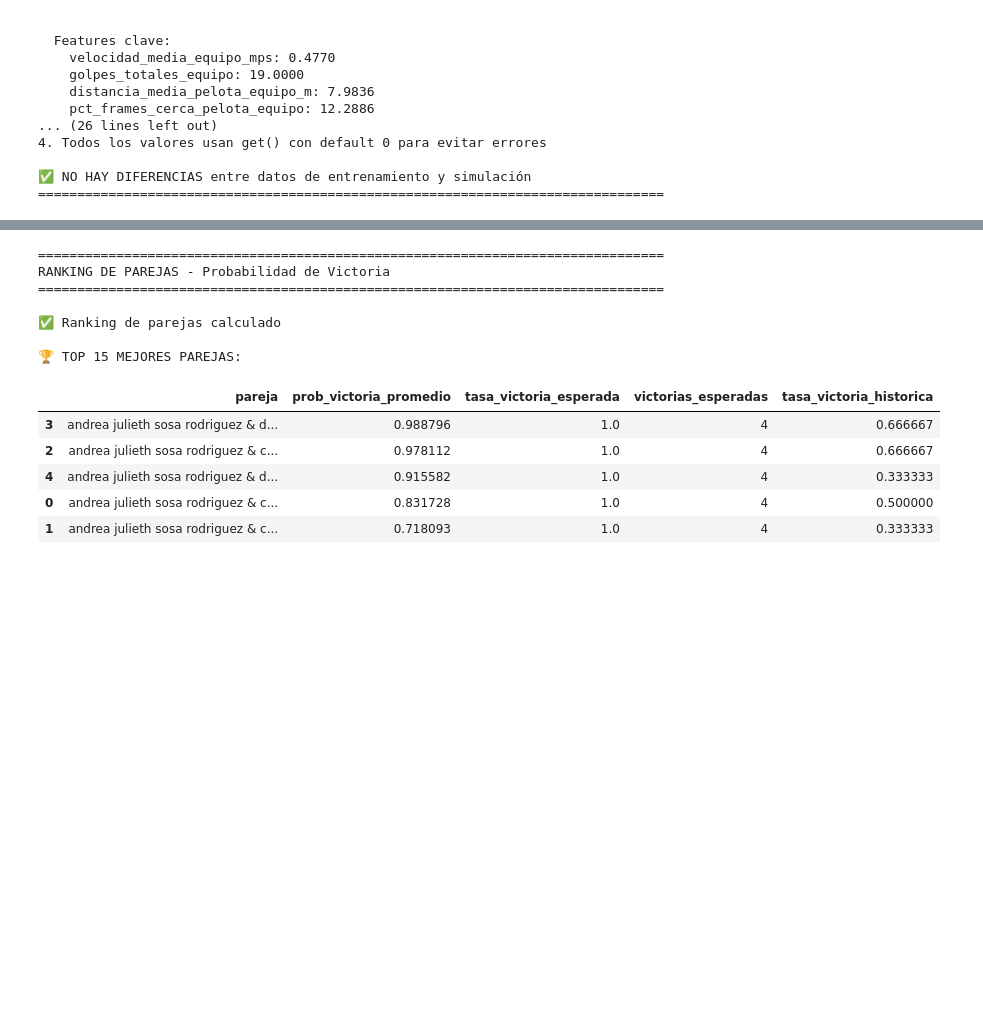
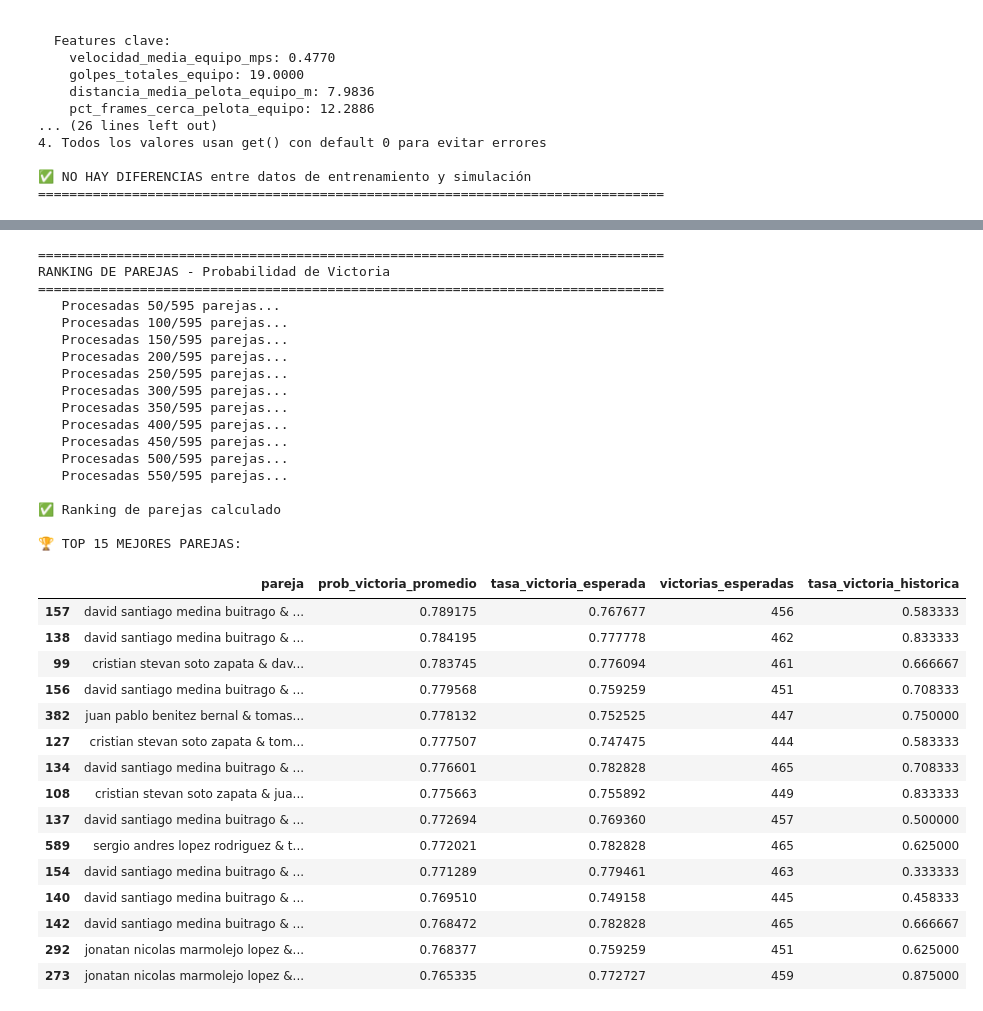
Before and after one commit to FerminEscalona/Paddle_Tournament_Predictor, a Jupyter notebook: miAnalisis.ipynb, the cells around one changed output, grey strips where cells are left out. Drawn from its saved outputs; the diff is of its cells as text; code cells hidden in the pictures; blank space fills up the shorter version.

```diff
--- a/miAnalisis.ipynb
+++ b/miAnalisis.ipynb
@@ -5148,7 +5126,7 @@ print("="*80)
 todas_parejas = list(combinations(jugadores_unicos, 2))
 print(f"\n📊 Total de parejas posibles: {len(todas_parejas)}")
 
-# Crear dataframe de parejas con estadísticas agregadas
+# Crear dataframe de parejas con estadísticas agregadas (alineadas con features del modelo)
 parejas_data = []
 
 for pareja in todas_parejas:
@@ -5164,33 +5142,31 @@ for pareja in todas_parejas:
         'jugador2': jugador2,
         'pareja_nombre': f"{jugador1} & {jugador2}",
         'velocidad_media_equipo_mps': (stats1['velocidad_media_mps'] + stats2['velocidad_media_mps']) / 2,
+        'velocidad_std_mps': (stats1['velocidad_std_mps'] + stats2['velocidad_std_mps']) / 2,
         'distancia_total_equipo_m': stats1['distancia_total_m'] + stats2['distancia_total_m'],
         'distancia_media_por_frame_m': (stats1['distancia_media_por_frame_m'] + stats2['distancia_media_por_frame_m']) / 2,
+        'desplazamiento_std_m': (stats1['desplazamiento_std_m'] + stats2['desplazamiento_std_m']) / 2,
         'distancia_media_pelota_equipo_m': (stats1['distancia_media_pelota_m'] + stats2['distancia_media_pelota_m']) / 2,
+        'distancia_min_pelota_m': min(stats1['distancia_min_pelota_m'], stats2['distancia_min_pelota_m']),
+        'distancia_media_red_m': (stats1['distancia_media_red_m'] + stats2['distancia_media_red_m']) / 2,
+        'distancia_media_companero_m': (stats1['distancia_media_companero_m'] + stats2['distancia_media_companero_m']) / 2,
         'golpes_totales_equipo': stats1['num_golpes'] + stats2['num_golpes'],
+        'tiempo_promedio_desde_ultimo_golpe_s': (stats1['tiempo_promedio_desde_ultimo_golpe_s'] + stats2['tiempo_promedio_desde_ultimo_golpe_s']) / 2,
         'aceleracion_media_mps2': (stats1['aceleracion_media_mps2'] + stats2['aceleracion_media_mps2']) / 2,
-        'pct_frames_cerca_pelota_equipo': (stats1['pct_frames_cerca_pelota'] + stats2['pct_frames_cerca_pelota']) / 2,
-        'pct_tiempo_zona_ofensiva': (stats1['pct_tiempo_zona_ofensiva'] + stats2['pct_tiempo_zona_ofensiva']) / 2,
+        'aceleracion_std_mps2': (stats1['aceleracion_std_mps2'] + stats2['aceleracion_std_mps2']) / 2,
+        'duracion_total_s': (stats1['duracion_total_s'] + stats2['duracion_total_s']) / 2,
         'frames_cerca_pelota': stats1['frames_cerca_pelota'] + stats2['frames_cerca_pelota'],
         'frames_zona_ofensiva': stats1['frames_zona_ofensiva'] + stats2['frames_zona_ofensiva'],
         'frames_zona_defensiva': stats1['frames_zona_defensiva'] + stats2['frames_zona_defensiva'],
+        'total_frames': (stats1['total_frames'] + stats2['total_frames']) / 2,
+        'pct_frames_cerca_pelota_equipo': (stats1['pct_frames_cerca_pelota'] + stats2['pct_frames_cerca_pelota']) / 2,
+        'pct_tiempo_zona_ofensiva': (stats1['pct_tiempo_zona_ofensiva'] + stats2['pct_tiempo_zona_ofensiva']) / 2,
+        'tiempo_zona_defensiva_s': (stats1['tiempo_zona_defensiva_s'] + stats2['tiempo_zona_defensiva_s']) / 2,
         'edad_promedio_equipo': (stats1['EDAD'] + stats2['EDAD']) / 2,
         'estatura_promedio_equipo': (stats1['ESTATURA'] + stats2['ESTATURA']) / 2,
         'talla_promedio_equipo': (stats1['TALLA'] + stats2['TALLA']) / 2,
         'tasa_victoria_historica': (stats1['gano_partido'] + stats2['gano_partido']) / 2,
-        # Agregar columnas faltantes con valores por defecto (0 o promedio según corresponda)
-        'velocidad_std_mps': 0,
-        'desplazamiento_std_m': 0,
-        'distancia_min_pelota_m': 0,
-        'distancia_media_red_m': 0,
-        'distancia_media_companero_m': 0,
-        'tiempo_promedio_desde_ultimo_golpe_s': 0,
-        'aceleracion_std_mps2': 0,
-        'duracion_total_s': 0,
-        'total_frames': 0,
-        'tiempo_zona_defensiva_s': 0,
-        'player_speed_mps_<lambda_0>': 0,
-        # Features diferenciales se inicializan en 0 (se calcularán en simulación)
+        # Features diferenciales se calculan al comparar rivales
         'diff_golpes_vs_rival': 0,
         'diff_distancia_pelota_vs_rival': 0,
         'diff_pct_cerca_vs_rival': 0,
@@ -5201,12 +5177,12 @@ for pareja in todas_parejas:
 
 df_todas_parejas = pd.DataFrame(parejas_data)
 
+# Rellenar posibles valores faltantes con 0 para evitar problemas en simulación
+df_todas_parejas = df_todas_parejas.fillna(0)
+
 print(f"\n✅ DataFrame de parejas creado")
 print(f"   Dimensiones: {df_todas_parejas.shape}")
 print(f"\n📊 Primeras 5 parejas:")
-display(df_todas_parejas[['pareja_nombre', 'velocidad_media_equipo_mps',
-                          'golpes_totales_equipo', 'distancia_media_pelota_equipo_m',
-                          'tasa_victoria_historica']].head())
 # %% [output]
 ================================================================================
 GENERACIÓN DE TODAS LAS COMBINACIONES DE PAREJAS
@@ -5292,6 +5262,13 @@ print("✅ Función de simulación de partidos creada")
 print("="*80)
 print("VERIFICACIÓN: CONSISTENCIA ENTRE ENTRENAMIENTO Y SIMULACIÓN")
 print("="*80)
+
+# Crear ranking de parejas basado en tasa de victoria histórica y otras métricas
+df_ranking_parejas = df_todas_parejas.copy()
+df_ranking_parejas['pareja'] = df_ranking_parejas['pareja_nombre']
+df_ranking_parejas = df_ranking_parejas.sort_values('tasa_victoria_historica', ascending=False).reset_index(drop=True)
+
+print(f"\n📊 Ranking de parejas creado: {len(df_ranking_parejas)} parejas")
 
 # Tomar dos parejas del ranking
 p1 = df_ranking_parejas.iloc[0]
@@ -5522,7 +5499,6 @@ print("="*80)
 # Calcular la probabilidad promedio de victoria para cada pareja contra todas las demás
 resultados_parejas = []
 
-df_todas_parejas = df_todas_parejas.head(5)  # Limitar para pruebas rápidas
 
 for idx1, pareja1 in df_todas_parejas.iterrows():
     victorias_esperadas = 0
@@ -5552,38 +5528,59 @@ for idx1, pareja1 in df_todas_parejas.iterrows():
         'tasa_victoria_esperada': tasa_victoria_esperada,
         'victorias_esperadas': victorias_esperadas,
         'partidos_simulados': n_partidos
     }
 
     # Agregar TODAS las columnas originales de la pareja (features del modelo)
     for col in pareja1.index:
         if col not in resultado:
             resultado[col] = pareja1[col]
 
     resultados_parejas.append(resultado)
 
     if (idx1 + 1) % 50 == 0:
         print(f"   Procesadas {idx1 + 1}/{len(df_todas_parejas)} parejas...")
 
 df_ranking_parejas = pd.DataFrame(resultados_parejas).sort_values('prob_victoria_promedio', ascending=False)
 
 print(f"\n✅ Ranking de parejas calculado")
 print(f"\n🏆 TOP 15 MEJORES PAREJAS:")
 display(df_ranking_parejas[['pareja', 'prob_victoria_promedio', 'tasa_victoria_esperada',
                             'victorias_esperadas', 'tasa_victoria_historica']].head(15))
 # %% [output]
 ================================================================================
 RANKING DE PAREJAS - Probabilidad de Victoria
 ================================================================================
+   Procesadas 50/595 parejas...
+   Procesadas 100/595 parejas...
+   Procesadas 150/595 parejas...
+   Procesadas 200/595 parejas...
+   Procesadas 250/595 parejas...
+   Procesadas 300/595 parejas...
+   Procesadas 350/595 parejas...
+   Procesadas 400/595 parejas...
+   Procesadas 450/595 parejas...
+   Procesadas 500/595 parejas...
+   Procesadas 550/595 parejas...
 
 ✅ Ranking de parejas calculado
 
 🏆 TOP 15 MEJORES PAREJAS:
 |  | pareja | prob_victoria_promedio | tasa_victoria_esperada | victorias_esperadas | tasa_victoria_historica |
-| 3 | andrea julieth sosa rodriguez & d... | 0.988796 | 1.0 | 4 | 0.666667 |
-| 2 | andrea julieth sosa rodriguez & c... | 0.978112 | 1.0 | 4 | 0.666667 |
-| 4 | andrea julieth sosa rodriguez & d... | 0.915582 | 1.0 | 4 | 0.333333 |
-| 0 | andrea julieth sosa rodriguez & c... | 0.831728 | 1.0 | 4 | 0.500000 |
-| 1 | andrea julieth sosa rodriguez & c... | 0.718093 | 1.0 | 4 | 0.333333 |
+| 157 | david santiago medina buitrago & ... | 0.789175 | 0.767677 | 456 | 0.583333 |
+| 138 | david santiago medina buitrago & ... | 0.784195 | 0.777778 | 462 | 0.833333 |
+| 99 | cristian stevan soto zapata & dav... | 0.783745 | 0.776094 | 461 | 0.666667 |
+| 156 | david santiago medina buitrago & ... | 0.779568 | 0.759259 | 451 | 0.708333 |
+| 382 | juan pablo benitez bernal & tomas... | 0.778132 | 0.752525 | 447 | 0.750000 |
+| 127 | cristian stevan soto zapata & tom... | 0.777507 | 0.747475 | 444 | 0.583333 |
+| 134 | david santiago medina buitrago & ... | 0.776601 | 0.782828 | 465 | 0.708333 |
+| 108 | cristian stevan soto zapata & jua... | 0.775663 | 0.755892 | 449 | 0.833333 |
+| 137 | david santiago medina buitrago & ... | 0.772694 | 0.769360 | 457 | 0.500000 |
+| 589 | sergio andres lopez rodriguez & t... | 0.772021 | 0.782828 | 465 | 0.625000 |
+| 154 | david santiago medina buitrago & ... | 0.771289 | 0.779461 | 463 | 0.333333 |
+| 140 | david santiago medina buitrago & ... | 0.769510 | 0.749158 | 445 | 0.458333 |
+| 142 | david santiago medina buitrago & ... | 0.768472 | 0.782828 | 465 | 0.666667 |
+| 292 | jonatan nicolas marmolejo lopez &... | 0.768377 | 0.759259 | 451 | 0.625000 |
+| 273 | jonatan nicolas marmolejo lopez &... | 0.765335 | 0.772727 | 459 | 0.875000 |
 # %%
 # Ranking de jugadores individuales basado en performance en parejas
 print("="*80)
```
Also changed, not shown: parts of 31 cells of this notebook, 3 other files.
